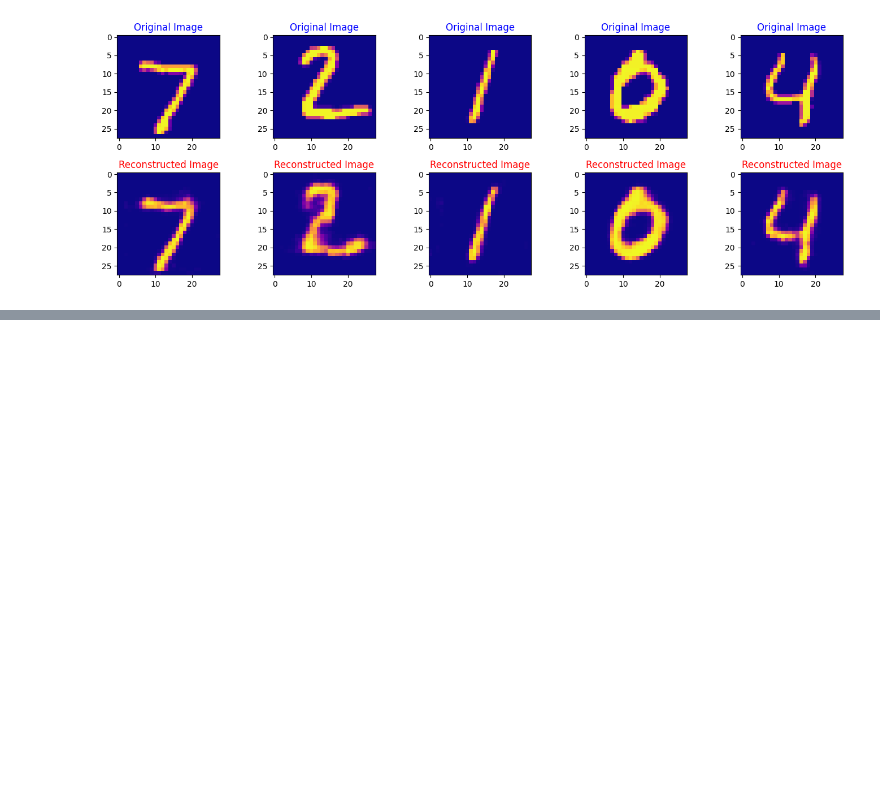
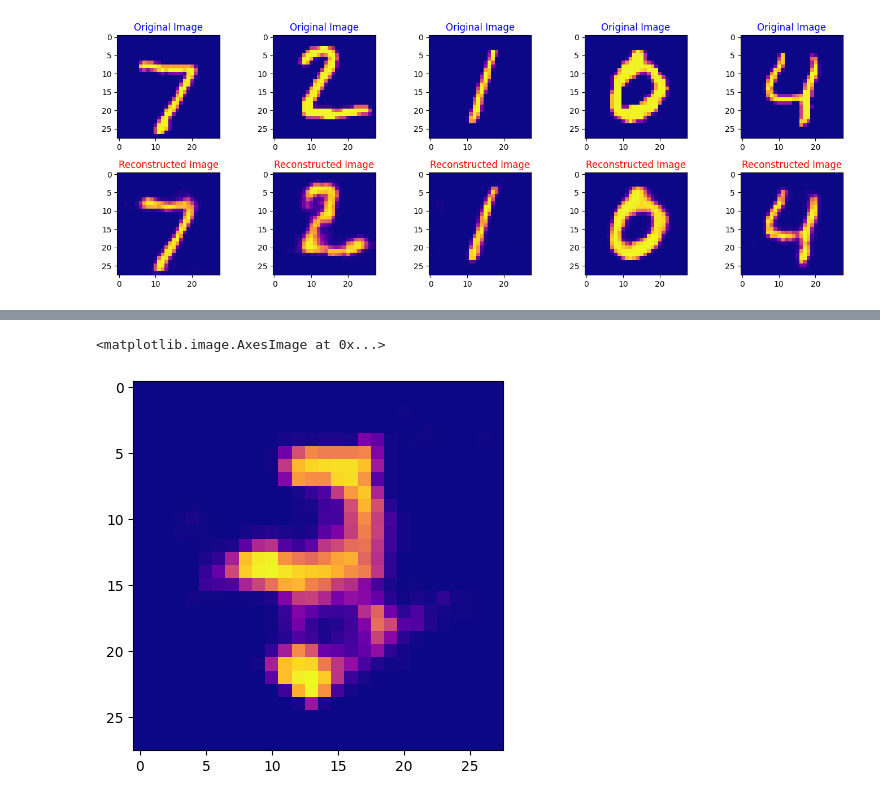
Before and after one commit to ayushraina2028/Term-Paper, a Jupyter notebook: Codes/CovolutionalAutoEncoder1.ipynb, the cells around one changed output, grey strips where cells are left out. Saved outputs shown, nothing was run; the diff lists cells and outputs as text; code cells hidden in the pictures; blank space fills up the shorter version.

```diff
--- a/Codes/CovolutionalAutoEncoder1.ipynb
+++ b/Codes/CovolutionalAutoEncoder1.ipynb
@@ -186,0 +239,7 @@ plt.show()
+# %%
+latent_vectors = []
+classes = []
+for im,clss in validationLoader:
+    latent_vectors.append(model.encoder(im))
+    classes.extend(clss)
+latent_vectors = torch.cat(latent_vectors).cpu().detach().numpy().reshape(10000, -1)
@@ -186,0 +250,5 @@ plt.show()
+# %%
+random_vectors = []
+for columns in latent_vectors.transpose(1,0):
+    mu, sigma = columns.mean(), columns.std()
+    random_vectors.append(sigma*torch.randn(1,25) + mu)
@@ -186,0 +263,10 @@ plt.show()
+# %%
+random_vectors = torch.cat(random_vectors).transpose(1,0).to(device)
+# %%
+image = model.decoder(random_vectors[0].view(1,128,2,2)).view(28,28)
+
+#plot this image
+plt.imshow(image.cpu().detach().numpy().squeeze(), cmap='plasma')
+# %% [output]
+<matplotlib.image.AxesImage at 0x...>
+[figure, added]
```
Also changed, not shown: parts of 11 cells of this notebook, 1 other file.
